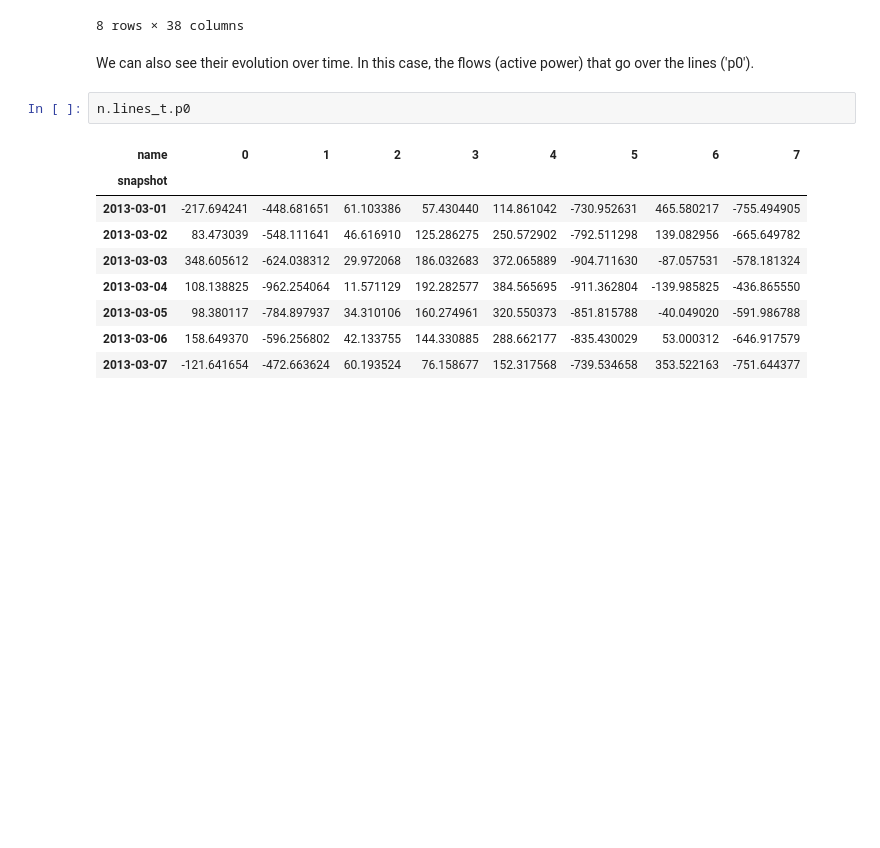
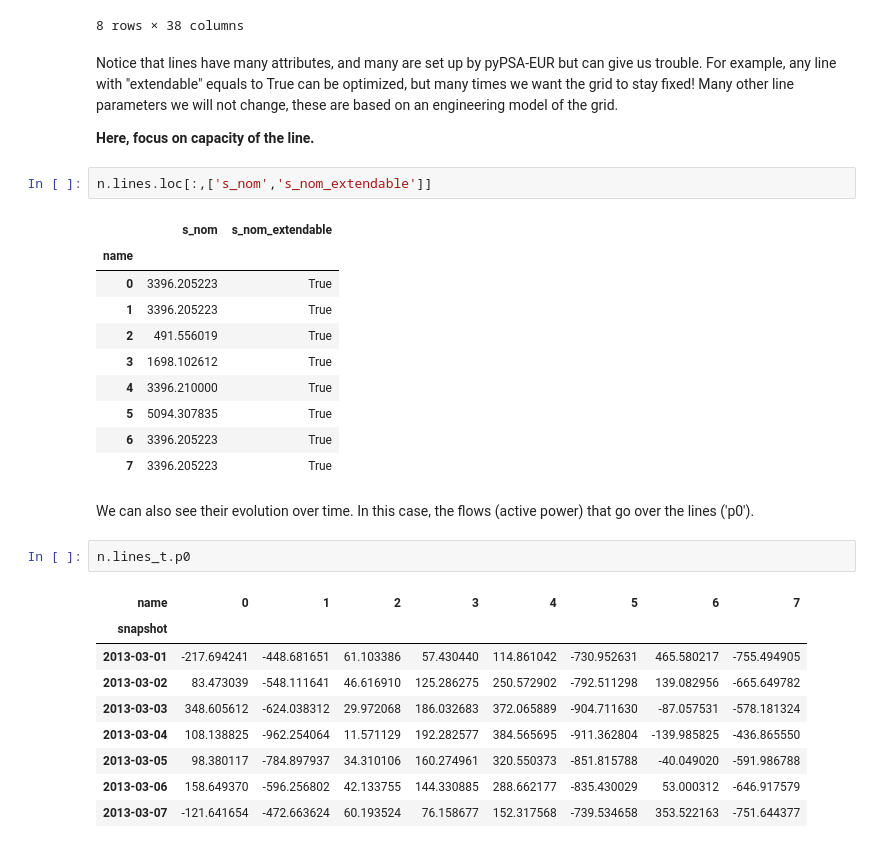
Before and after one commit to mreguant/pypsa-tutorial, a Jupyter notebook: notebooks/up-and-running.ipynb, the cells around one changed output. Drawn from its saved outputs; the diff is of its cells as text; blank space fills up the shorter version.

```diff
--- a/notebooks/up-and-running.ipynb
+++ b/notebooks/up-and-running.ipynb
@@ -82,6 +87,23 @@ n.lines
 | 6 | BE0 2 | BE0 4 | Al/St 240/40 4-bundle 380.0 | 4.716211 | 0.575148 | 0.0 | 0.000332 | 3396.205223 | 0.0 | True | ... |
 | 7 | BE0 3 | BE0 5 | Al/St 240/40 4-bundle 380.0 | 8.913106 | 1.086964 | 0.0 | 0.000628 | 3396.205223 | 0.0 | True | ... |
 8 rows × 38 columns
+# %% [markdown]
+Notice that lines have many attributes, and many are set up by pyPSA-EUR but can give us trouble. For example, any line with "extendable" equals to True can be optimized, but many times we want the grid to stay fixed! Many other line parameters we will not change, these are based on an engineering model of the grid.
+
+**Here, focus on capacity of the line.**
+# %%
+n.lines.loc[:,['s_nom','s_nom_extendable']]
+# %% [output]
+|  | s_nom | s_nom_extendable |
+| name |  |  |
+| 0 | 3396.205223 | True |
+| 1 | 3396.205223 | True |
+| 2 | 491.556019 | True |
+| 3 | 1698.102612 | True |
+| 4 | 3396.210000 | True |
+| 5 | 5094.307835 | True |
+| 6 | 3396.205223 | True |
+| 7 | 3396.205223 | True |
 # %% [markdown]
 We can also see their evolution over time. In this case, the flows (active power) that go over the lines ('p0').
 # %%
```
Also changed, not shown: parts of 11 cells of this notebook.
